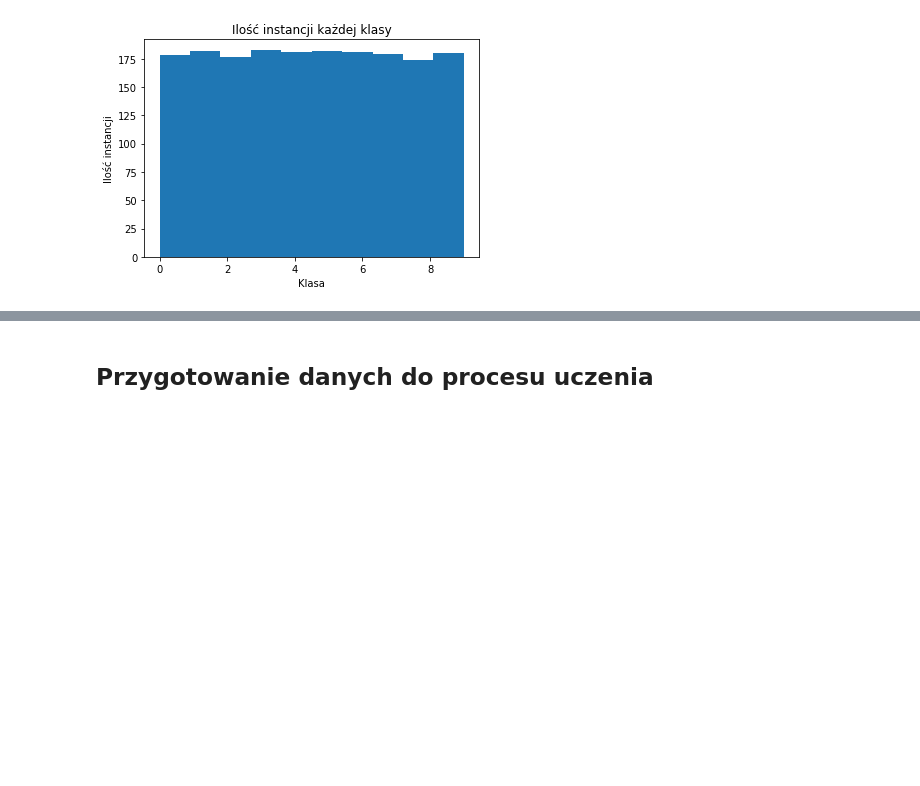
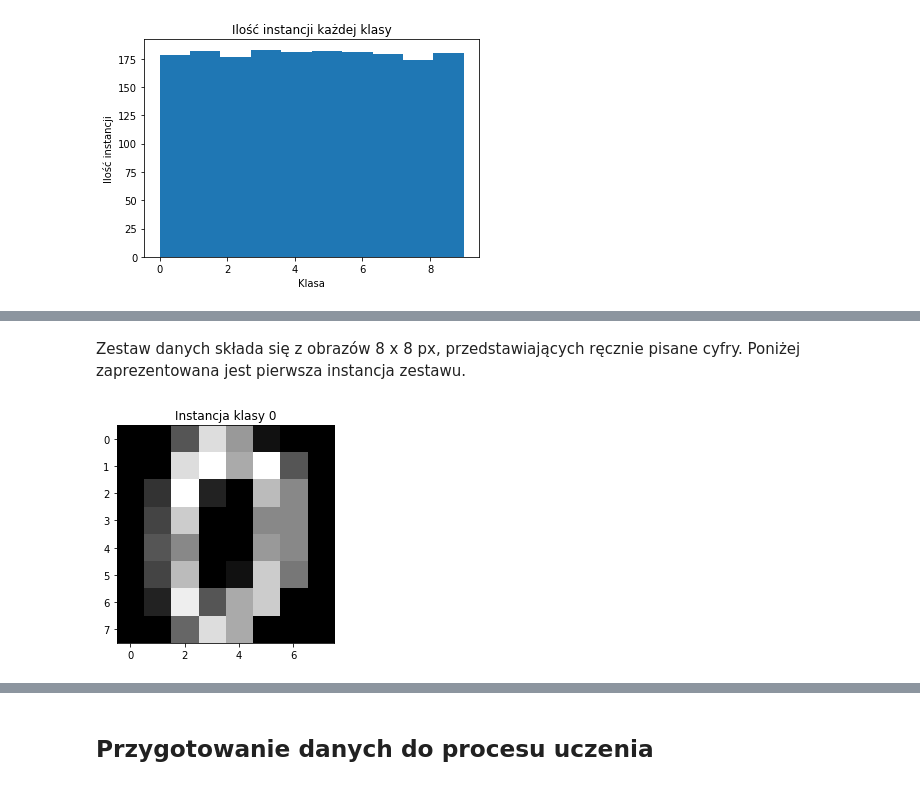
Before and after one commit to wojtasRobert/PSZT-19L, a Jupyter notebook: main.ipynb, the cells around one changed output, grey strips where cells are left out. Saved outputs shown, nothing was run; the diff lists cells and outputs as text; code cells hidden in the pictures; blank space fills up the shorter version.

Commit message:
add dataset visualizations

```diff
--- a/main.ipynb
+++ b/main.ipynb
@@ -33,0 +33,8 @@ Każda instancja posiada 64 cech.
+# %% [markdown]
+Zestaw danych składa się z obrazów 8 x 8 px, przedstawiających ręcznie pisane cyfry.
+Poniżej zaprezentowana jest pierwsza instancja zestawu.
+# %%
+plt.title("Instancja klasy {}".format(digits.target[0]))
+_ = plt.imshow(np.reshape(digits.data[0], (8, 8)), cmap='gray')
+# %% [output]
+[figure, added]
```
Also changed, not shown: parts of 11 cells of this notebook.
